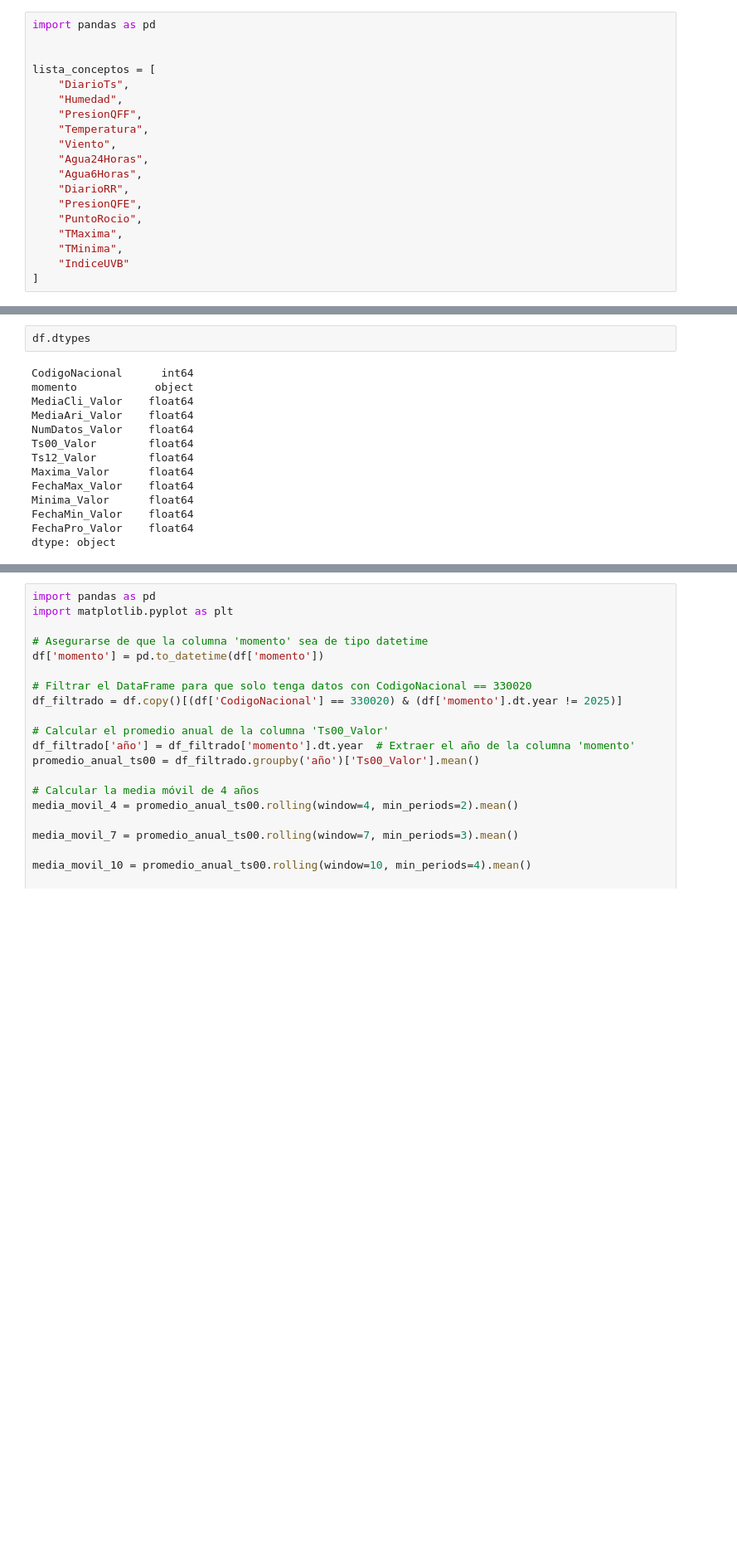
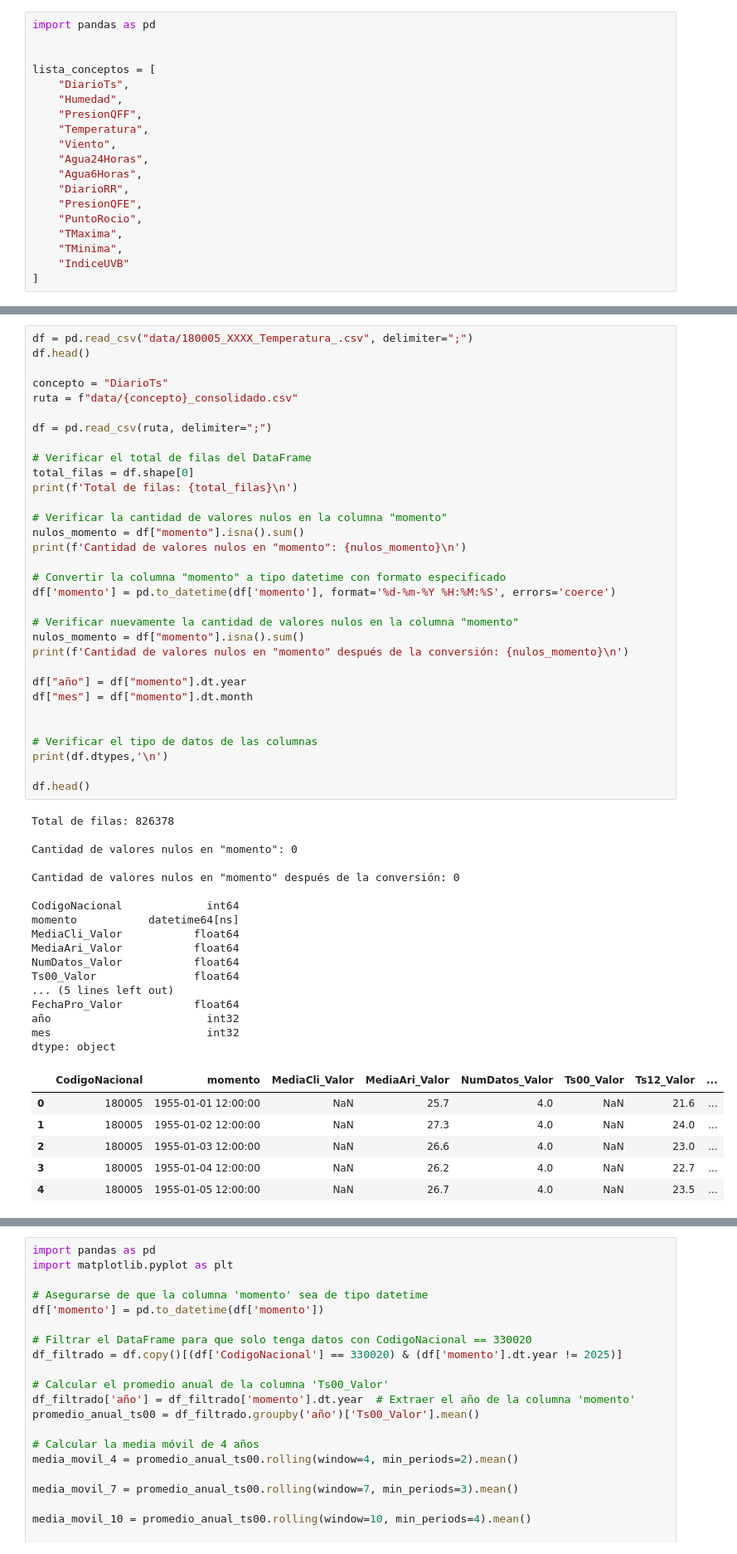
Before and after one commit to lcarvajalrojas3/Datos_climaticos_analisis_exploratorio, a Jupyter notebook: analisis.ipynb, the cells around one changed output, grey strips where cells are left out. Shown at 83% size. Drawn from its saved outputs; the diff is of its cells as text; blank space fills up the shorter version.

```diff
--- a/analisis.ipynb
+++ b/analisis.ipynb
@@ -37,19 +20,59 @@ df.head()
-# %%
-df.dtypes
-# %% [output]
-CodigoNacional      int64
-momento            object
-MediaCli_Valor    float64
-MediaAri_Valor    float64
-NumDatos_Valor    float64
-Ts00_Valor        float64
-Ts12_Valor        float64
-Maxima_Valor      float64
-FechaMax_Valor    float64
-Minima_Valor      float64
-FechaMin_Valor    float64
-FechaPro_Valor    float64
-dtype: object
+# %%
+df = pd.read_csv("data/180005_XXXX_Temperatura_.csv", delimiter=";")
+df.head()
+
+concepto = "DiarioTs"
+ruta = f"data/{concepto}_consolidado.csv"
+
+df = pd.read_csv(ruta, delimiter=";")
+
+# Verificar el total de filas del DataFrame
+total_filas = df.shape[0]
+print(f'Total de filas: {total_filas}\n')
+
+# Verificar la cantidad de valores nulos en la columna "momento"
+nulos_momento = df["momento"].isna().sum()
+print(f'Cantidad de valores nulos en "momento": {nulos_momento}\n')
+
+# Convertir la columna "momento" a tipo datetime con formato especificado
+df['momento'] = pd.to_datetime(df['momento'], format='%d-%m-%Y %H:%M:%S', errors='coerce')
+
+# Verificar nuevamente la cantidad de valores nulos en la columna "momento"
+nulos_momento = df["momento"].isna().sum()
+print(f'Cantidad de valores nulos en "momento" después de la conversión: {nulos_momento}\n')
+
+df["año"] = df["momento"].dt.year
+df["mes"] = df["momento"].dt.month
+
+
+# Verificar el tipo de datos de las columnas
+print(df.dtypes,'\n')
+
+df.head()
+# %% [output]
+Total de filas: 826378
+
+Cantidad de valores nulos en "momento": 0
+
+Cantidad de valores nulos en "momento" después de la conversión: 0
+
+CodigoNacional             int64
+momento           datetime64[ns]
+MediaCli_Valor           float64
+MediaAri_Valor           float64
+NumDatos_Valor           float64
+Ts00_Valor               float64
+... (5 lines left out)
+FechaPro_Valor           float64
+año                        int32
+mes                        int32
+dtype: object
+|  | CodigoNacional | momento | MediaCli_Valor | MediaAri_Valor | NumDatos_Valor | Ts00_Valor | Ts12_Valor | ... |
+| 0 | 180005 | 1955-01-01 12:00:00 | NaN | 25.7 | 4.0 | NaN | 21.6 | ... |
+| 1 | 180005 | 1955-01-02 12:00:00 | NaN | 27.3 | 4.0 | NaN | 24.0 | ... |
+| 2 | 180005 | 1955-01-03 12:00:00 | NaN | 26.6 | 4.0 | NaN | 23.0 | ... |
+| 3 | 180005 | 1955-01-04 12:00:00 | NaN | 26.2 | 4.0 | NaN | 22.7 | ... |
+| 4 | 180005 | 1955-01-05 12:00:00 | NaN | 26.7 | 4.0 | NaN | 23.5 | ... |
 # %%
 ### Lectura de estaciones ###
 
```
Also changed, not shown: parts of 12 cells of this notebook.
